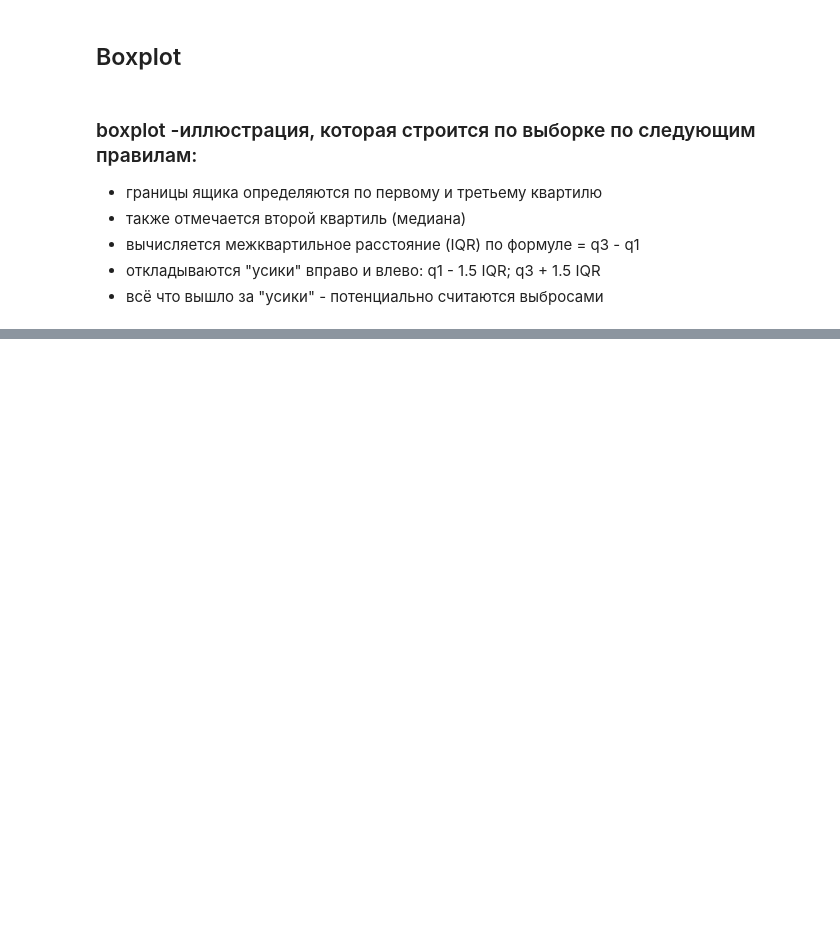
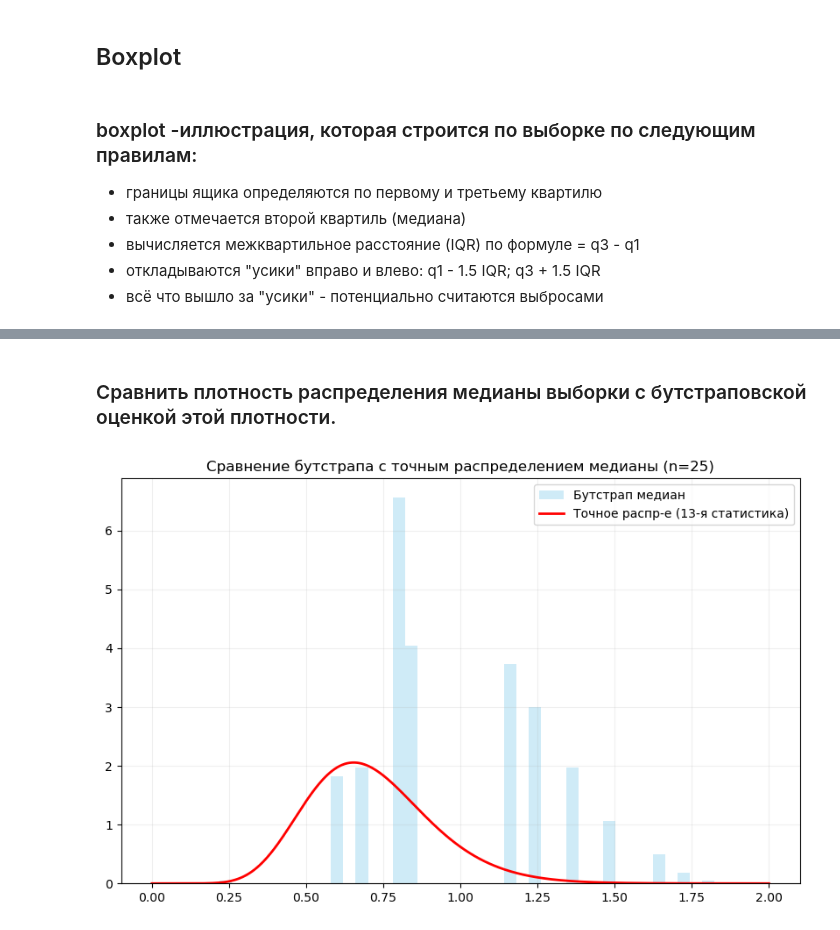
Before and after one commit to d1maal/math_stats, a Jupyter notebook: first/2/1-T2.ipynb, the cells around one changed output, grey strips where cells are left out. Saved outputs shown, nothing was run; the diff lists cells and outputs as text; code cells hidden in the pictures; blank space fills up the shorter version.

```diff
--- a/first/2/1-T2.ipynb
+++ b/first/2/1-T2.ipynb
@@ -137,0 +212,26 @@ plt.show()
+# %% [markdown]
+### Cравнить плотность распределения медианы выборки с бутстраповской оценкой этой плотности.
+# %%
+import scipy.special as sp
+
+k = n // 2 + 1 # 13-я позиция
+
+def p(x): return np.exp(-x)
+def F(x): return 1 - np.exp(-x)
+
+# Точная плотность распределения медианы (в лекции упоминалось, что так правильнее считать)
+def Kappa(x):
+    # n * f(x) * C(n-1, k-1) * F(x)^(k-1) * (1-F(x))^(n-k)
+    return n * p(x) * sp.comb(n - 1, k - 1) * (F(x)**(k-1)) * ((1 - F(x))**(n-k))
+
+plt.figure(figsize=(10, 6))
+plt.hist(bootstrap_medians, bins=40, density=True, alpha=0.4, color='skyblue', label='Бутстрап медиан')
+x_vals = np.linspace(0, 2, 500)
+plt.plot(x_vals, Kappa(x_vals), 'r-', lw=2, label=f'Точное распр-е ({k}-я статистика)')
+
+plt.title(f'Сравнение бутстрапа с точным распределением медианы (n={n})')
+plt.legend()
+plt.grid(alpha=0.2)
+plt.show()
+# %% [output]
+[figure, added]
```
Also changed, not shown: parts of 19 cells of this notebook, 1 other file.
